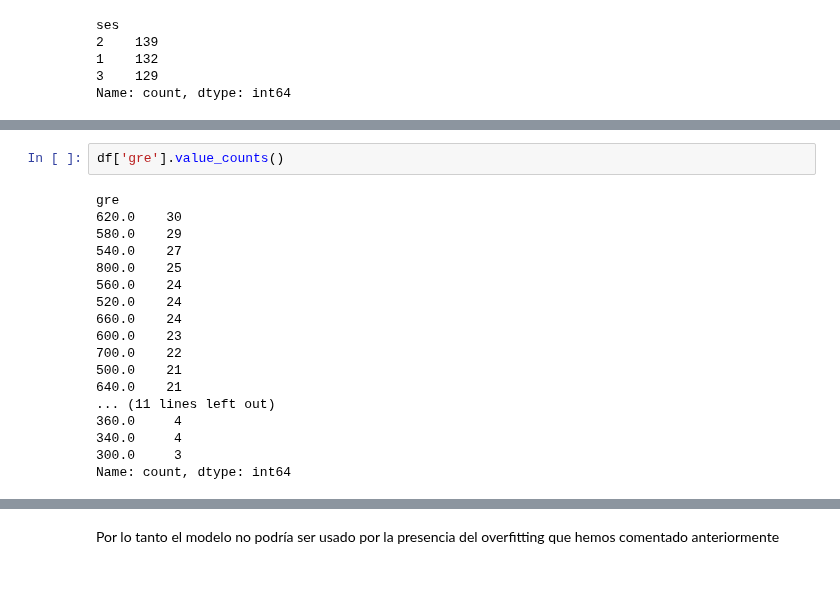
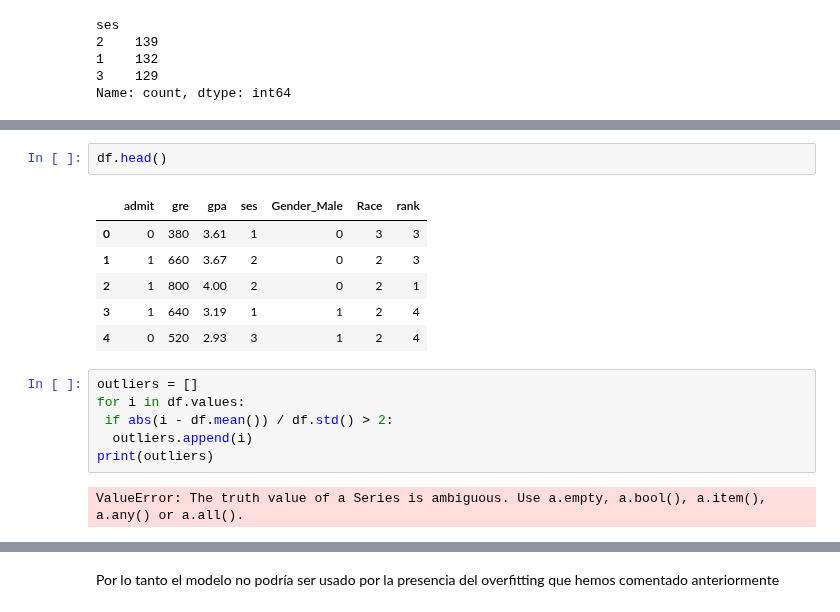
Before and after one commit to SamuehFDEZ/ProgramacionIA, a Jupyter notebook: examenPIA1eraEval/examen.ipynb, the cells around one changed output, grey strips where cells are left out. Saved outputs shown, nothing was run; the diff lists cells and outputs as text; blank space fills up the shorter version.

```diff
--- a/examenPIA1eraEval/examen.ipynb
+++ b/examenPIA1eraEval/examen.ipynb
@@ -201,20 +143,17 @@ Outliers usando método Z-score: [360.0, 360.0, 300.0, 340.0, 360.0, 340.0, 300.
-# %%
-df['gre'].value_counts()
-# %% [output]
-gre
-620.0    30
-580.0    29
-540.0    27
-800.0    25
-560.0    24
-520.0    24
-660.0    24
-600.0    23
-700.0    22
-500.0    21
-640.0    21
-... (11 lines left out)
-360.0     4
-340.0     4
-300.0     3
-Name: count, dtype: int64
+# %%
+df.head()
+# %% [output]
+|  | admit | gre | gpa | ses | Gender_Male | Race | rank |
+| 0 | 0 | 380 | 3.61 | 1 | 0 | 3 | 3 |
+| 1 | 1 | 660 | 3.67 | 2 | 0 | 2 | 3 |
+| 2 | 1 | 800 | 4.00 | 2 | 0 | 2 | 1 |
+| 3 | 1 | 640 | 3.19 | 1 | 1 | 2 | 4 |
+| 4 | 0 | 520 | 2.93 | 3 | 1 | 2 | 4 |
+# %%
+outliers = []
+for i in df.values:
+ if abs(i - df.mean()) / df.std() > 2:
+  outliers.append(i)
+print(outliers)
+# %% [output]
+ValueError: The truth value of a Series is ambiguous. Use a.empty, a.bool(), a.item(), a.any() or a.all().
```
Also changed, not shown: parts of 14 cells of this notebook.
